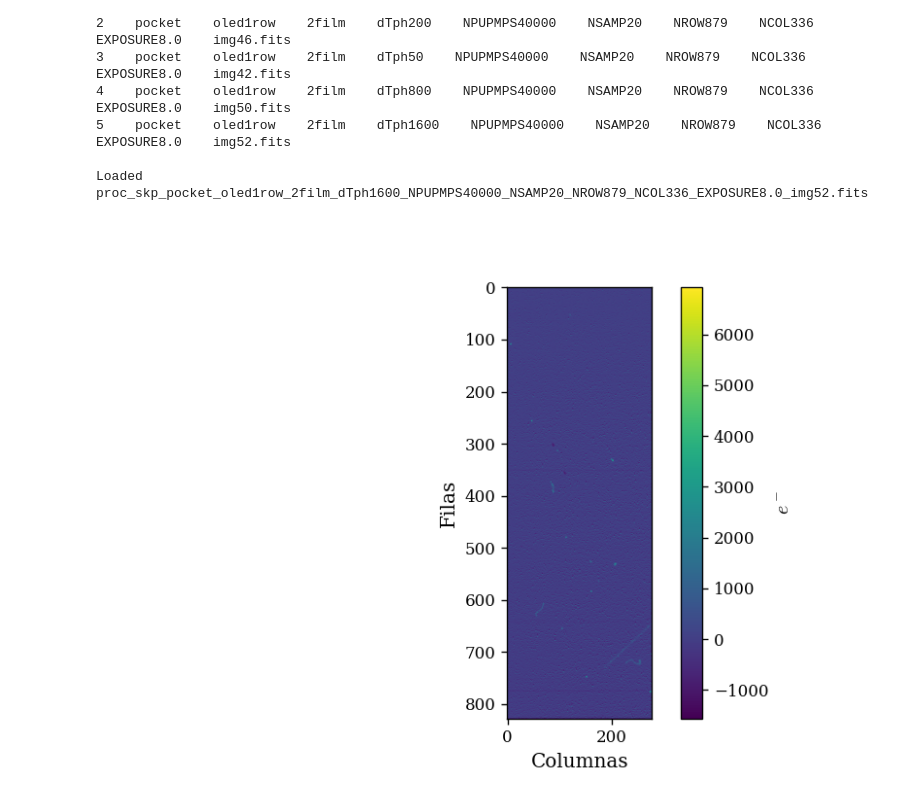
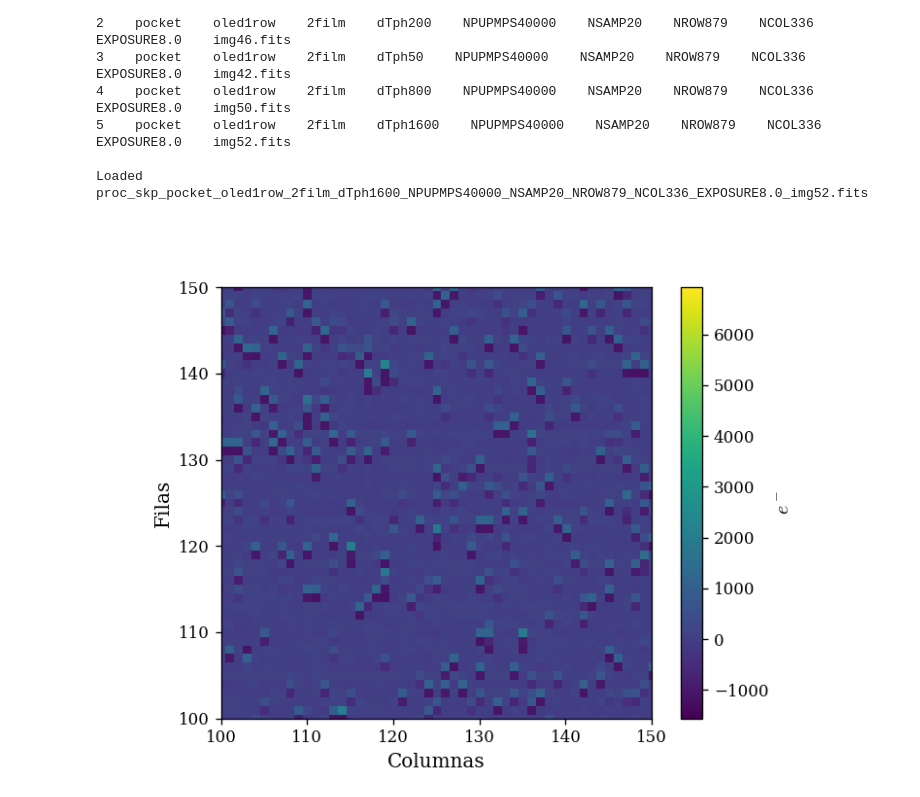
Before and after one commit to agustinbrusco/LAMBDA_Hub, a Jupyter notebook: skipper_image_analysis/pocket_analysis.ipynb, the cells around one changed output. Drawn from its saved outputs; the diff is of its cells as text; code cells hidden in the pictures.

Commit message:
plotted traps in LAMBDA images

```diff
--- a/skipper_image_analysis/pocket_analysis.ipynb
+++ b/skipper_image_analysis/pocket_analysis.ipynb
@@ -350,26 +350,26 @@ Loaded proc_skp_pocket_oled1row_2film_dTph1600_NPUPMPS40000_NSAMP20_NROW879_NCOL
 # %%
 # Lectura del Frame y Corrección del Overscan
 frame_idx = 0
 test_image = correct_overscan(test_image)  # A.D.U.
 test_frame = test_image[frame_idx].data  # A.D.U.
 r_overscan, c_overscan = get_rowcol_ovserscan(test_image)  # A.D.U.
 test_frame = test_frame[1:-r_overscan, PRESCAN_PIX:-c_overscan]  # A.D.U.
 test_frame = test_frame - np.median(test_frame, axis=0)  # A.D.U.
 test_frame = test_frame/ganancia[frame_idx]  # e⁻
 
 plt.close("all")
 %matplotlib widget
 fig, ax = plt.subplots(1, 1)
 fig.set_label(f"Frame {frame_idx}")
 mappable = ax.imshow(test_frame, cmap="viridis")
 ax.set_xlabel("Columnas")
 ax.set_ylabel("Filas")
-# ax.set_xlim(100, 150)
-# ax.set_ylim(100, 150)
+ax.set_xlim(100, 150)
+ax.set_ylim(100, 150)
 plt.colorbar(mappable, label=r"$e^-$", ax=ax)
 plt.show()
 # %% [output]
-[figure, old version]
+[figure, new version]
 # %%
 def filtro_dipolos(test_frame, threshold):
     prod_arr = test_frame[:-1] * test_frame[1:]
```
Also changed, not shown: parts of 5 cells of this notebook.
